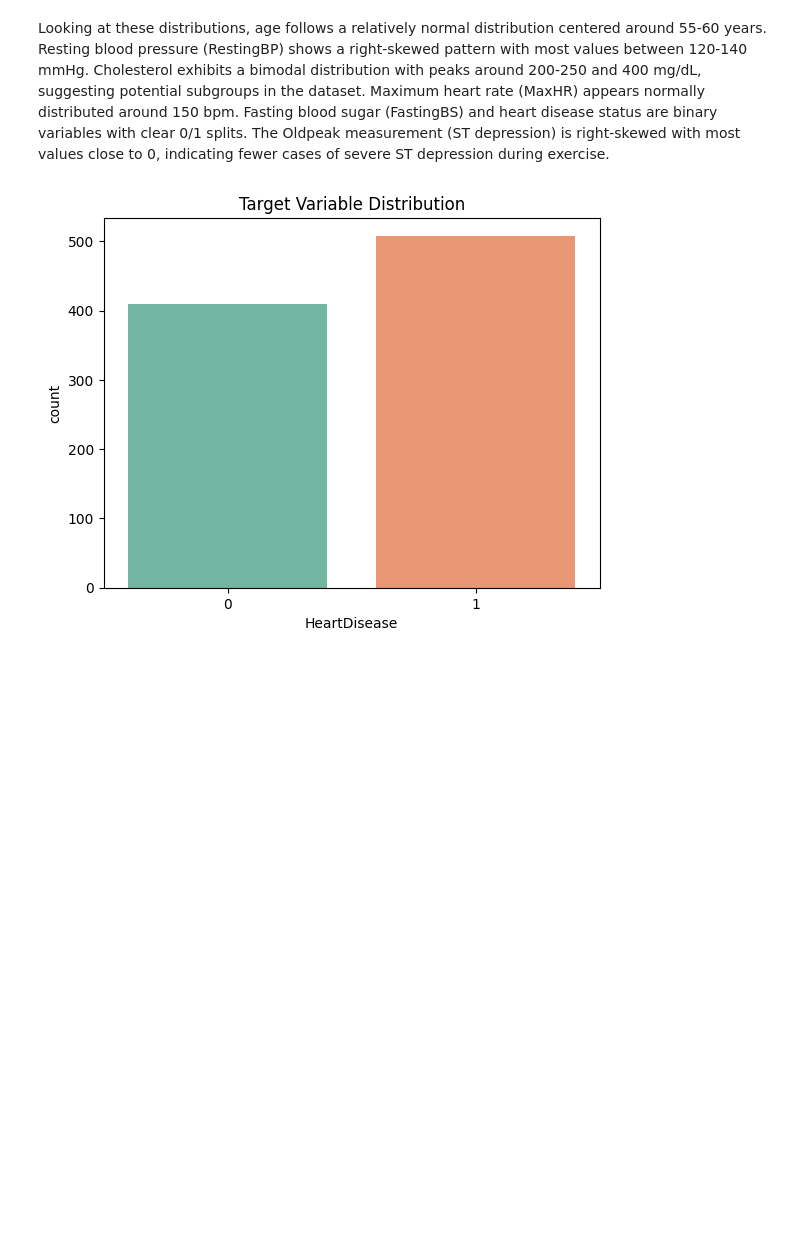
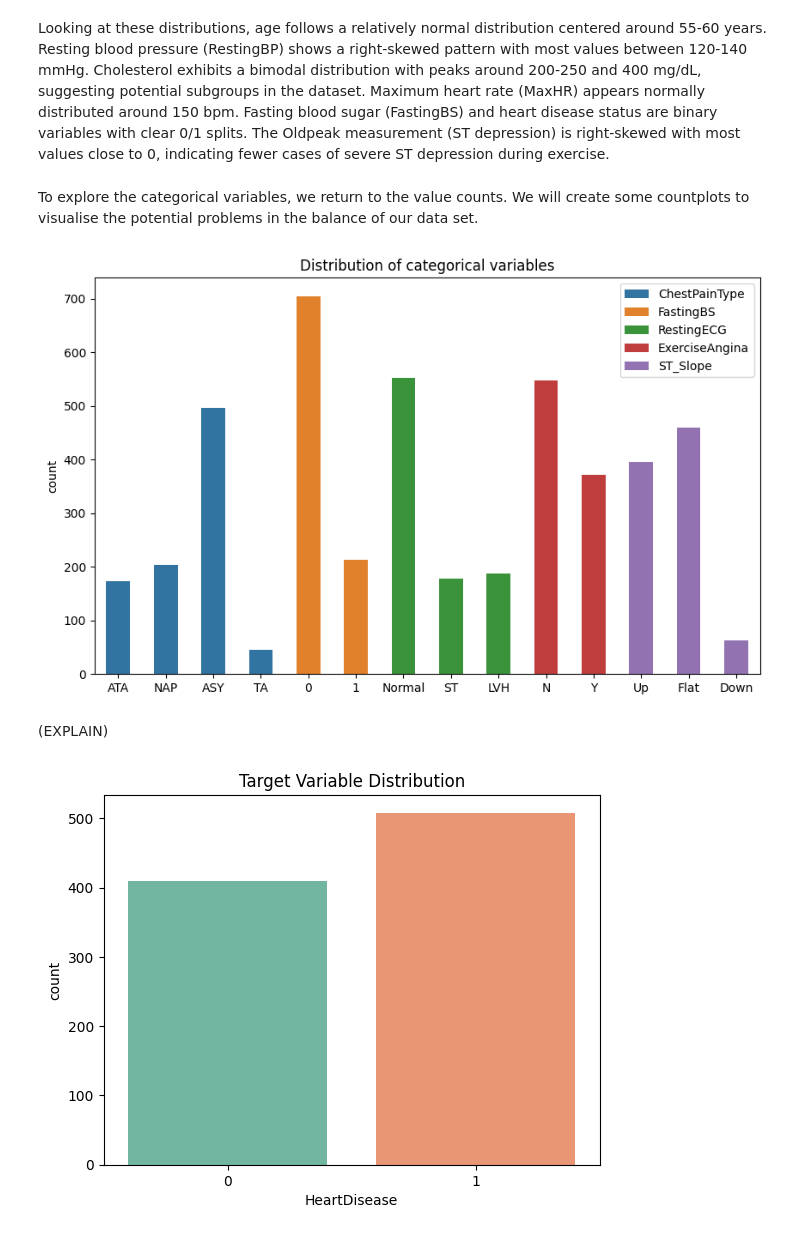
Before and after one commit to BhargavKumarNath/Heart_Failure_Prediction, a Jupyter notebook: Group_project.ipynb, the cells around one changed output. Cells and saved outputs as stored; diff of their text form; code cells hidden in the pictures; blank space fills up the shorter version.

```diff
--- a/Group_project.ipynb
+++ b/Group_project.ipynb
@@ -292,5 +277,22 @@ plot_feature_distributions(df)
 # %% [markdown]
 Looking at these distributions, age follows a relatively normal distribution centered around 55-60 years. Resting blood pressure (RestingBP) shows a right-skewed pattern with most values between 120-140 mmHg. Cholesterol exhibits a bimodal distribution with peaks around 200-250 and 400 mg/dL, suggesting potential subgroups in the dataset. Maximum heart rate (MaxHR) appears normally distributed around 150 bpm. Fasting blood sugar (FastingBS) and heart disease status are binary variables with clear 0/1 splits. The Oldpeak measurement (ST depression) is right-skewed with most values close to 0, indicating fewer cases of severe ST depression during exercise.
+# %% [markdown]
+To explore the categorical variables, we return to the value counts. We will create some countplots to visualise the potential problems in the balance of our data set.
+# %%
+catcols = ['ChestPainType','FastingBS','RestingECG','ExerciseAngina','ST_Slope']
+plt.figure(figsize=(10, 6))
+for col in catcols:
+    fig = sns.countplot(df,
+                 x=col, width = 0.5)
+    fig.set_title(f"Distribution of categorical variables")
+
+plt.legend(['ChestPainType','FastingBS','RestingECG','ExerciseAngina','ST_Slope'])
+fig.set_xlabel('')
+plt.show()
+# %% [output]
+[figure, added]
+# %% [markdown]
+(EXPLAIN)
 # %%
 # Count plot for the target variable
 sns.countplot(data=df, x="HeartDisease", hue="HeartDisease", palette="Set2", legend=False)
```
Also changed, not shown: parts of 73 cells of this notebook.
